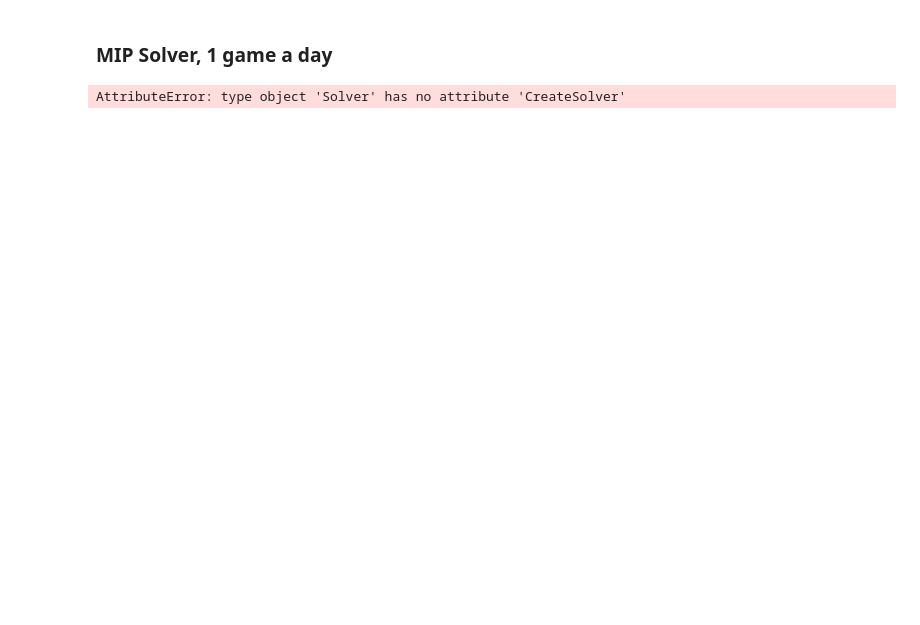
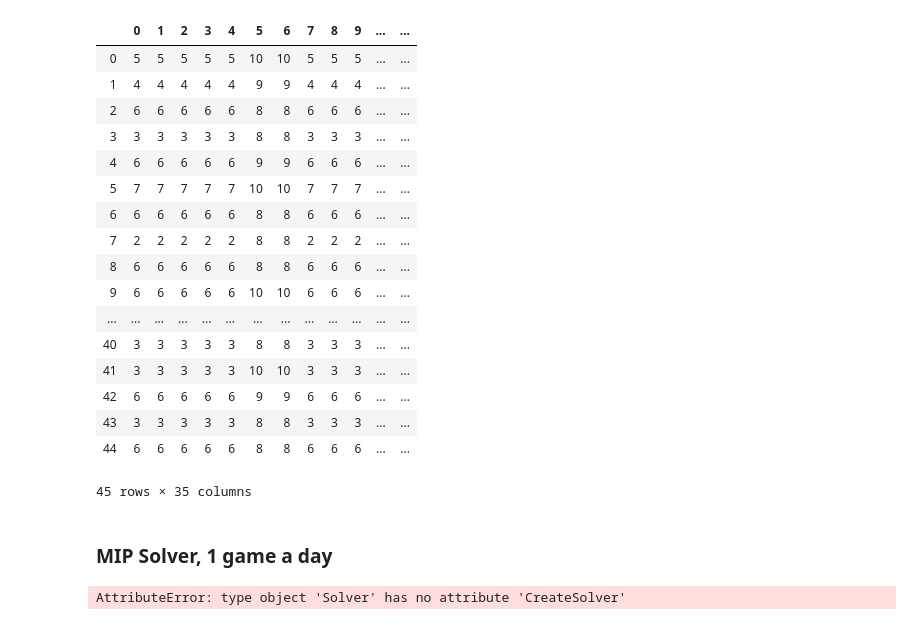
Before and after one commit to yatiraj1/optimization, a Jupyter notebook: ortools_scheduling/game_day_scheduling.ipynb, the cells around one changed output. Cells and saved outputs as stored; diff of their text form; code cells hidden in the pictures; blank space fills up the shorter version.

```diff
--- a/ortools_scheduling/game_day_scheduling.ipynb
+++ b/ortools_scheduling/game_day_scheduling.ipynb
@@ -3,3 +20,5 @@
+# %%
+game_costs = pd.DataFrame(game_values, columns = range(game_values.shape[1]), index= range(game_values.shape[0]))
 # %%
 from ortools.sat.python import cp_model
 
@@ -89,3 +129,24 @@ Game  6  assigned to day  1   Cost =  10
+# %%
+game_costs
+# %% [output]
+|  | 0 | 1 | 2 | 3 | 4 | 5 | 6 | 7 | 8 | 9 | ... | ... |
+| 0 | 5 | 5 | 5 | 5 | 5 | 10 | 10 | 5 | 5 | 5 | ... | ... |
+| 1 | 4 | 4 | 4 | 4 | 4 | 9 | 9 | 4 | 4 | 4 | ... | ... |
+| 2 | 6 | 6 | 6 | 6 | 6 | 8 | 8 | 6 | 6 | 6 | ... | ... |
+| 3 | 3 | 3 | 3 | 3 | 3 | 8 | 8 | 3 | 3 | 3 | ... | ... |
+| 4 | 6 | 6 | 6 | 6 | 6 | 9 | 9 | 6 | 6 | 6 | ... | ... |
+| 5 | 7 | 7 | 7 | 7 | 7 | 10 | 10 | 7 | 7 | 7 | ... | ... |
+| 6 | 6 | 6 | 6 | 6 | 6 | 8 | 8 | 6 | 6 | 6 | ... | ... |
+| 7 | 2 | 2 | 2 | 2 | 2 | 8 | 8 | 2 | 2 | 2 | ... | ... |
+| 8 | 6 | 6 | 6 | 6 | 6 | 8 | 8 | 6 | 6 | 6 | ... | ... |
+| 9 | 6 | 6 | 6 | 6 | 6 | 10 | 10 | 6 | 6 | 6 | ... | ... |
+| ... | ... | ... | ... | ... | ... | ... | ... | ... | ... | ... | ... | ... |
+| 40 | 3 | 3 | 3 | 3 | 3 | 8 | 8 | 3 | 3 | 3 | ... | ... |
+| 41 | 3 | 3 | 3 | 3 | 3 | 10 | 10 | 3 | 3 | 3 | ... | ... |
+| 42 | 6 | 6 | 6 | 6 | 6 | 9 | 9 | 6 | 6 | 6 | ... | ... |
+| 43 | 3 | 3 | 3 | 3 | 3 | 8 | 8 | 3 | 3 | 3 | ... | ... |
+| 44 | 6 | 6 | 6 | 6 | 6 | 8 | 8 | 6 | 6 | 6 | ... | ... |
+45 rows × 35 columns
 # %% [markdown]
 ### MIP Solver, 1 game a day
 # %%
```
Also changed, not shown: parts of 6 cells of this notebook, 1 other file.
